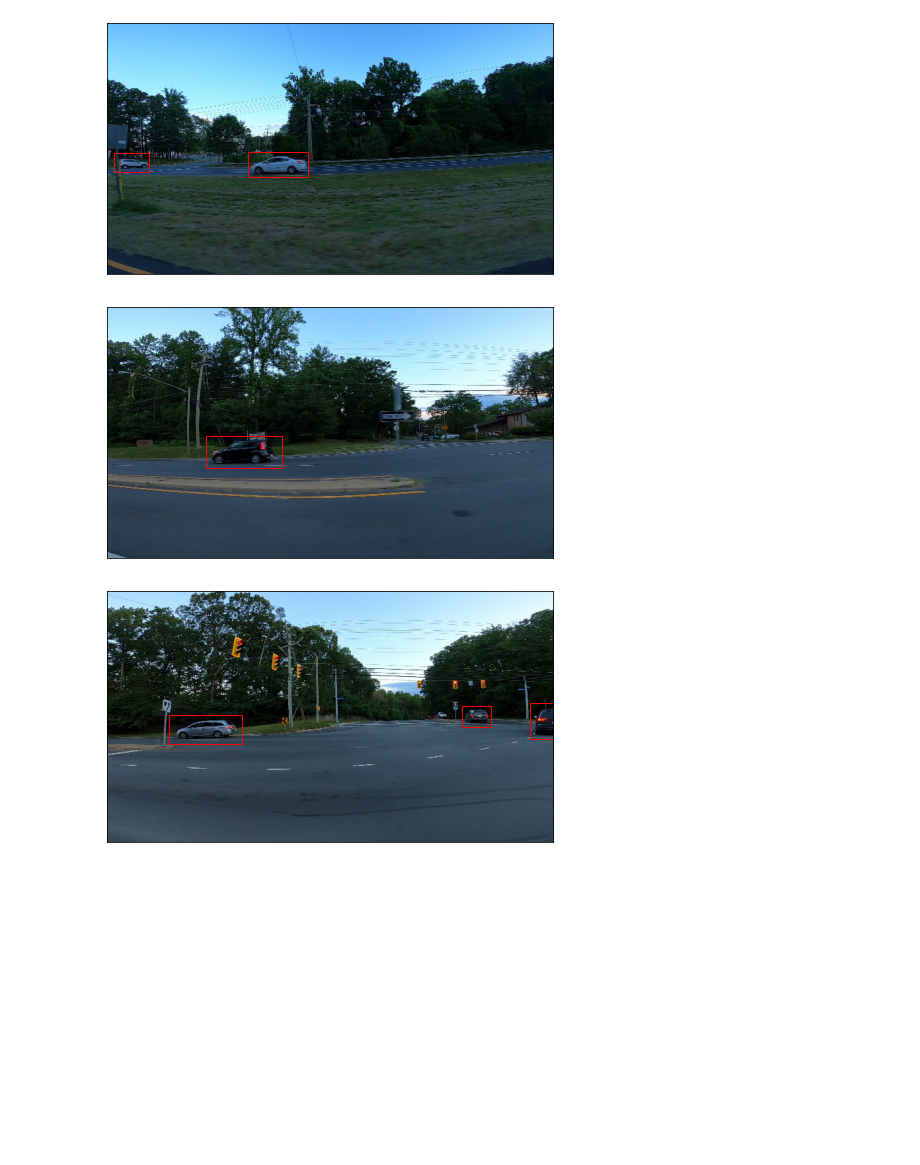
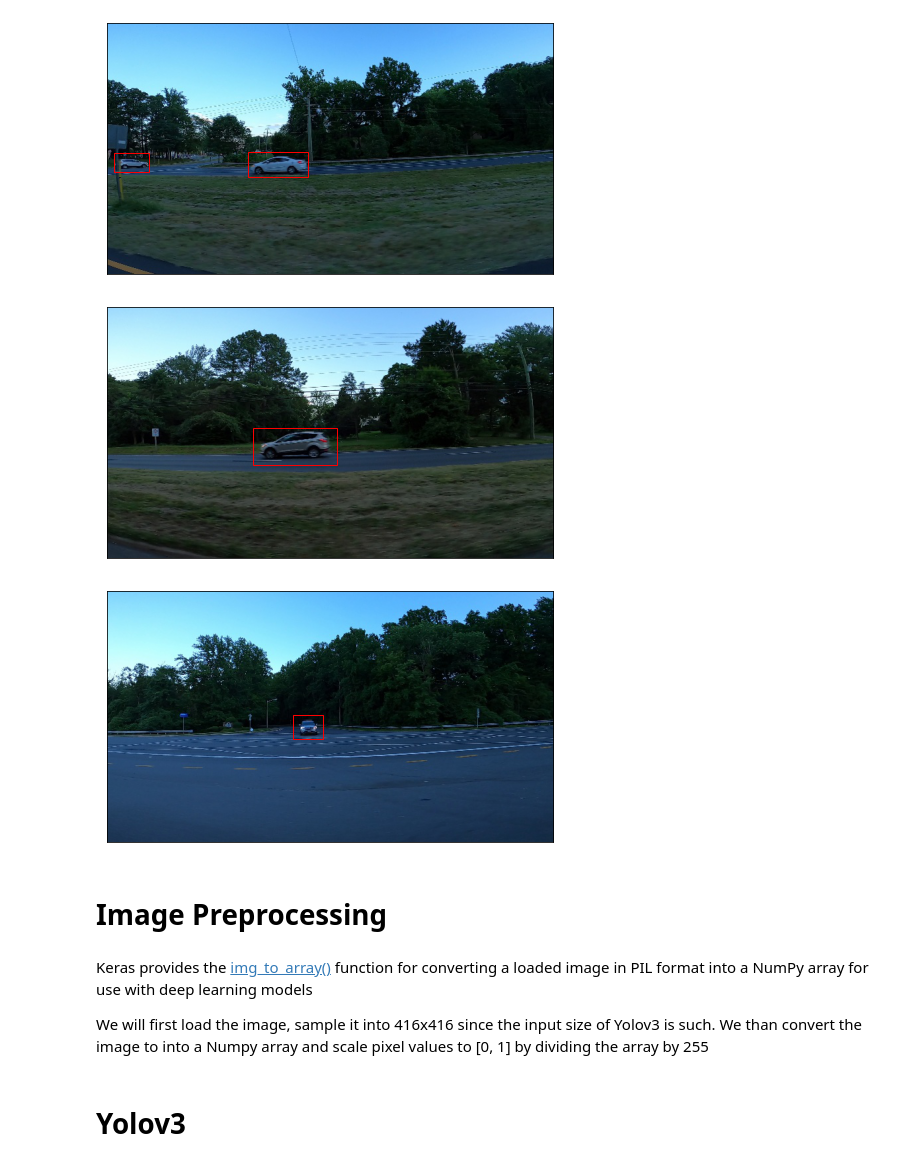
Before and after one commit to lucaslokchan/hands-on-ml, a Jupyter notebook: Projects/Car Object Detection/Car_Object_Detection.ipynb, the cells around one changed output. Saved outputs shown, nothing was run; the diff lists cells and outputs as text; code cells hidden in the pictures; blank space fills up the shorter version.

```diff
--- a/Projects/Car Object Detection/Car_Object_Detection.ipynb
+++ b/Projects/Car Object Detection/Car_Object_Detection.ipynb
@@ -50,6 +82,6 @@ Testing Image: 175
 # %%
 def plot(img_num):
-  image = os.listdir(training_image_path)[img_num]
+  image = sorted(os.listdir(training_image_path))[img_num]
   plot = plt.imread(training_image_path + image)
 
   bbox = label[label['image'] == image]
@@ -75,10 +107,17 @@ plot(950)
 # %% [output]
 [figure]
 # %%
-plot(55)
+plot(1000)
 # %% [output]
-[figure, old version]
+[figure, new version]
 # %%
-plot(102)
+plot(0)
 # %% [output]
-[figure, old version]
+[figure, new version]
+# %% [markdown]
+# Image Preprocessing
+# %% [markdown]
+
+Keras provides the [img_to_array()](https://machinelearningmastery.com/how-to-load-convert-and-save-images-with-the-keras-api/#:~:text=Keras%20provides%20the%20img_to_array(),use%20with%20deep%20learning%20models.&text=This%20can%20be%20useful%20if,then%20be%20saved%20or%20viewed.) function for converting a loaded image in PIL format into a NumPy array for use with deep learning models
+
+We will first load the image, sample it into 416x416 since the input size of Yolov3 is such. We than convert the image to into a Numpy array and scale pixel values to [0, 1] by dividing the array by 255
@@ -84,0 +132,2 @@ plot(102)
+# %% [markdown]
+# Yolov3
```
Also changed, not shown: parts of 32 cells of this notebook.
